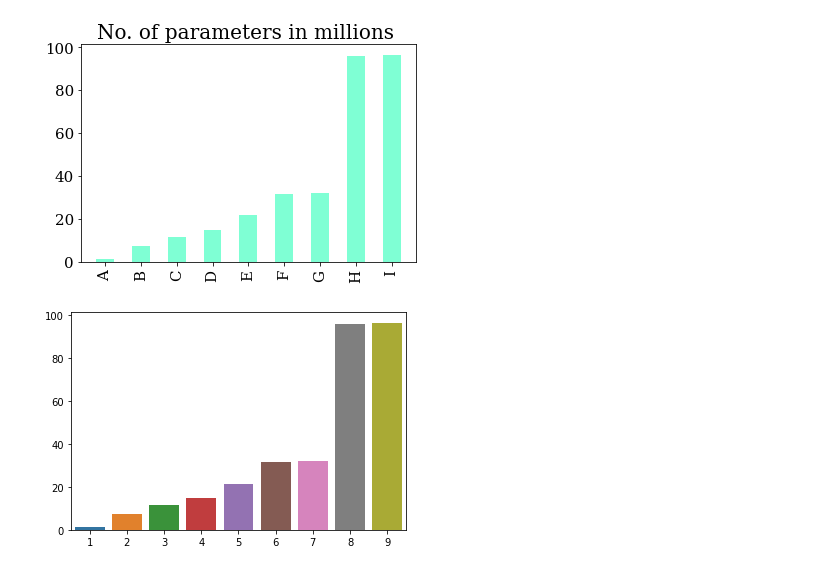
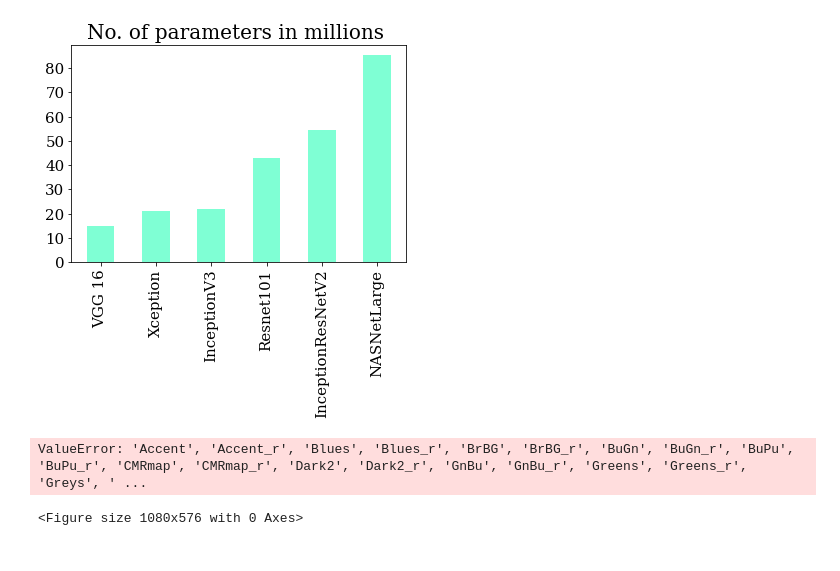
Before and after one commit to Jimut123/cellseg, a Jupyter notebook: Classifier/Visualizations/Flops/params.ipynb, the cells around one changed output. Drawn from its saved outputs; the diff is of its cells as text; code cells hidden in the pictures.

```diff
--- a/Classifier/Visualizations/Flops/params.ipynb
+++ b/Classifier/Visualizations/Flops/params.ipynb
@@ -1,28 +11,28 @@
 # %%
 import numpy as np
 import matplotlib.mlab as mlab
 import matplotlib.pyplot as plt
 
-y = [1.203649, 7.238228, 11.694817, 14.830177, 21.556472, 31.379075, 31.902759, 95.986179, 96.509863]
-x = [1,2,3,4,5,6,7,8,9]
-labels = ['A','B','C', 'D', 'E', 'F','G','H','I']
+y = [14.78, 21.12, 22.06, 42.92, 54.53, 85.43]
+x = [1,2,3,4,5,6]
+labels = ['VGG 16','Xception','InceptionV3', 'Resnet101', 'InceptionResNetV2', 'NASNetLarge']
 width = 0.5
 plt.title('No. of parameters in millions ',fontsize=20,fontname = 'DejaVu Serif', fontweight = 500)
 plt.xticks(x, labels, rotation=90, fontsize=15, fontname = 'DejaVu Serif', fontweight = 500)
 plt.bar(x, y, width, color='aquamarine')
 plt.xticks(fontsize=15, fontname = 'DejaVu Serif')
 plt.yticks(fontsize=15, fontname = 'DejaVu Serif')
 plt.savefig('params.eps',bbox_inches='tight')
 plt.savefig('params.png',bbox_inches='tight')
 plt.show()
 # %% [output]
-[figure, old version]
+[figure, new version]
 # %%
 import seaborn as sns
 
 #sns.color_palette("Spectral")
 plt.figure(figsize=(15,8))
-ax = sns.barplot(x=y, y=labels,palette="gnuplot2").set_title('No. of parameters in millions',\
+ax = sns.barplot(x=y, y=labels,palette="CMRmap_r").set_title('No. of parameters in millions',\
                                         fontsize=40,fontname = 'DejaVu Serif', fontweight = 500)
 plt.xticks([i for i in range(0,101,10)],fontsize=30, fontname = 'DejaVu Serif')
 plt.yticks(fontsize=30, fontname = 'DejaVu Serif')
@@ -33,4 +43,5 @@ plt.savefig('params.eps',bbox_inches='tight')
 plt.savefig('params.png',bbox_inches='tight')
 plt.show()
 # %% [output]
-[figure, removed]
+ValueError: 'Accent', 'Accent_r', 'Blues', 'Blues_r', 'BrBG', 'BrBG_r', 'BuGn', 'BuGn_r', 'BuPu', 'BuPu_r', 'CMRmap', 'CMRmap_r', 'Dark2', 'Dark2_r', 'GnBu', 'GnBu_r', 'Greens', 'Greens_r', 'Greys', ' ...
+<Figure size 1080x576 with 0 Axes>
```
Also changed, not shown: parts of 2 cells of this notebook, 2 other files.
